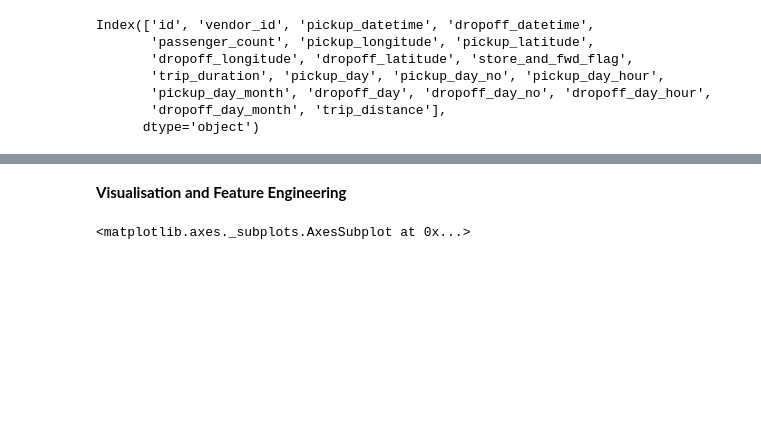
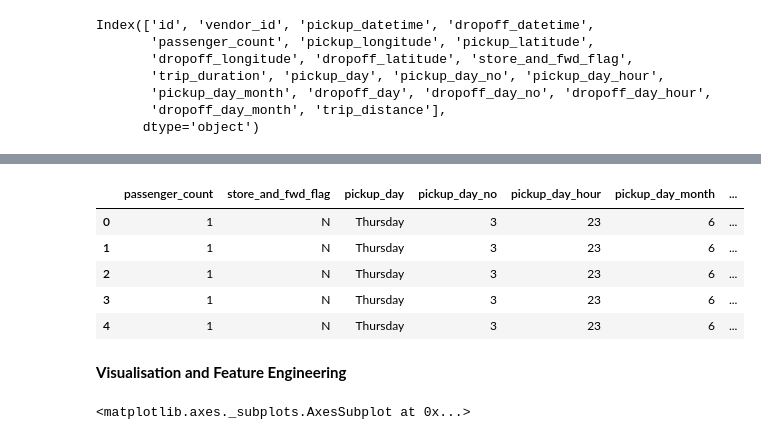
Before and after one commit to Anirban095/Data-Science, a Jupyter notebook: 5. New York City Taxi Trip Duration/NY_City_Taxi.ipynb, the cells around one changed output, grey strips where cells are left out. Saved outputs shown, nothing was run; the diff lists cells and outputs as text; code cells hidden in the pictures; blank space fills up the shorter version.

```diff
--- a/5. New York City Taxi Trip Duration/NY_City_Taxi.ipynb
+++ b/5. New York City Taxi Trip Duration/NY_City_Taxi.ipynb
@@ -70,6 +91,8 @@ df_test.head()
 # %%
 df_train['pickup_datetime'] = pd.to_datetime(df_train['pickup_datetime'])
 df_train['dropoff_datetime'] = pd.to_datetime(df_train['dropoff_datetime'])
+# %%
+df_test['pickup_datetime'] = pd.to_datetime(df_test['pickup_datetime'])
 # %%
 df_train.info()
 # %% [output]
@@ -99,3 +141,8 @@ df_train['pickup_day_month'] = df_train['pickup_datetime'].dt.month
+# %%
+df_test['pickup_day'] = df_test['pickup_datetime'].dt.day_name()
+df_test['pickup_day_no'] = df_test['pickup_datetime'].dt.weekday
+df_test['pickup_day_hour'] = df_test['pickup_datetime'].dt.hour
+df_test['pickup_day_month'] = df_test['pickup_datetime'].dt.month
 # %%
 df_train.head()
 # %% [output]
@@ -140,6 +184,8 @@ def calculate_distance(pickup_lat, pickup_long, drop_lat, drop_long):
   return hs.haversine(pickup_point, drop_point, unit = Unit.KILOMETERS)
 # %%
 df_train['trip_distance'] = df_train.apply(lambda x: calculate_distance(x['pickup_latitude'], x['pickup_longitude'], x['dropoff_latitude'], x['dropoff_longitude']), axis =1)
+# %%
+df_test['trip_distance'] = df_test.apply(lambda x: calculate_distance(x['pickup_latitude'], x['pickup_longitude'], x['dropoff_latitude'], x['dropoff_longitude']), axis =1)
 # %%
 df_train.head()
 # %% [output]
@@ -162,6 +217,9 @@ Index(['id', 'vendor_id', 'pickup_datetime', 'dropoff_datetime',
 # %%
 train = df_train[['id', 'vendor_id', 'passenger_count', 'store_and_fwd_flag', 'trip_duration', 'pickup_day', 'pickup_day_no', 'pickup_day_hour',
                   'pickup_day_month', 'dropoff_day', 'dropoff_day_no', 'dropoff_day_hour', 'dropoff_day_month', 'trip_distance']]
+# %%
+test = df_test[['passenger_count', 'store_and_fwd_flag', 'pickup_day', 'pickup_day_no', 'pickup_day_hour',
+                  'pickup_day_month', 'trip_distance']]
 # %%
 train.head()
 # %% [output]
@@ -171,6 +229,15 @@ train.head()
 | 2 | id3858529 | 2 | 1 | N | 2124 | Tuesday | 1 | ... |
 | 3 | id3504673 | 2 | 1 | N | 429 | Wednesday | 2 | ... |
 | 4 | id2181028 | 2 | 1 | N | 435 | Saturday | 5 | ... |
+# %%
+test.head()
+# %% [output]
+|  | passenger_count | store_and_fwd_flag | pickup_day | pickup_day_no | pickup_day_hour | pickup_day_month | ... |
+| 0 | 1 | N | Thursday | 3 | 23 | 6 | ... |
+| 1 | 1 | N | Thursday | 3 | 23 | 6 | ... |
+| 2 | 1 | N | Thursday | 3 | 23 | 6 | ... |
+| 3 | 1 | N | Thursday | 3 | 23 | 6 | ... |
+| 4 | 1 | N | Thursday | 3 | 23 | 6 | ... |
 # %% [markdown]
 **Visualisation and Feature Engineering**
 # %%
```
Also changed, not shown: parts of 32 cells of this notebook.
